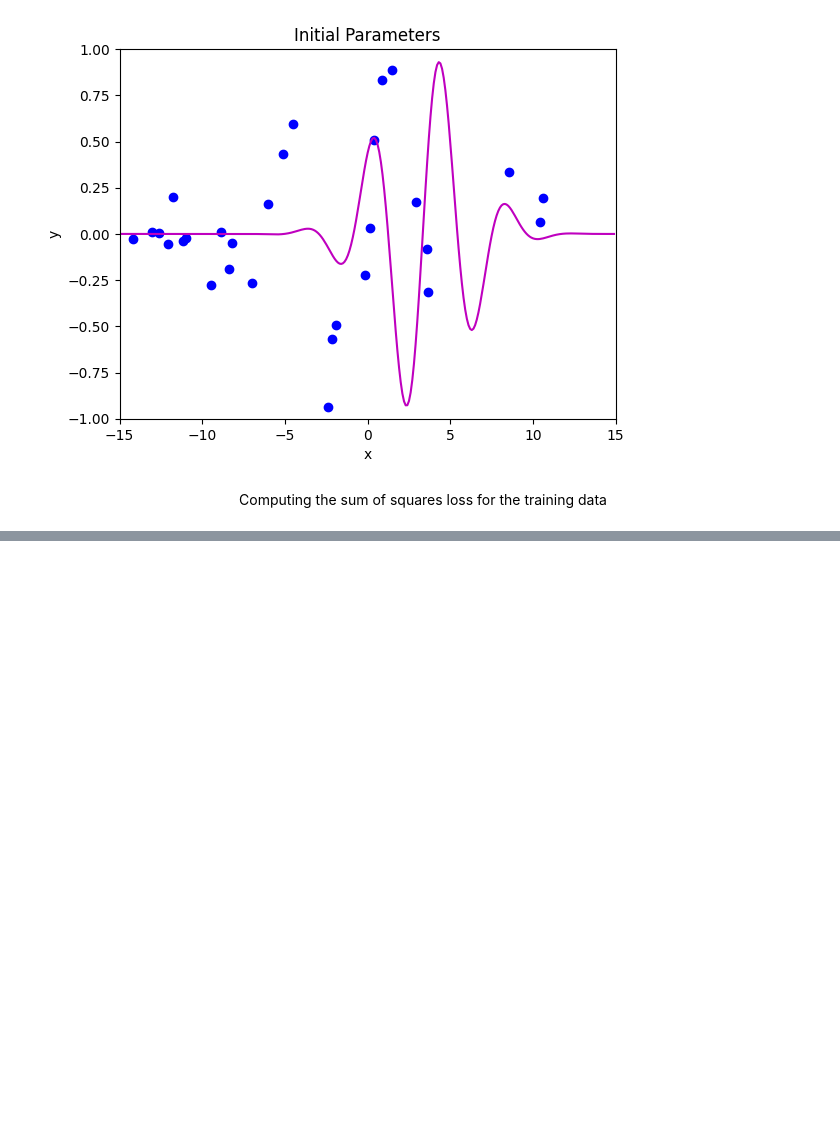
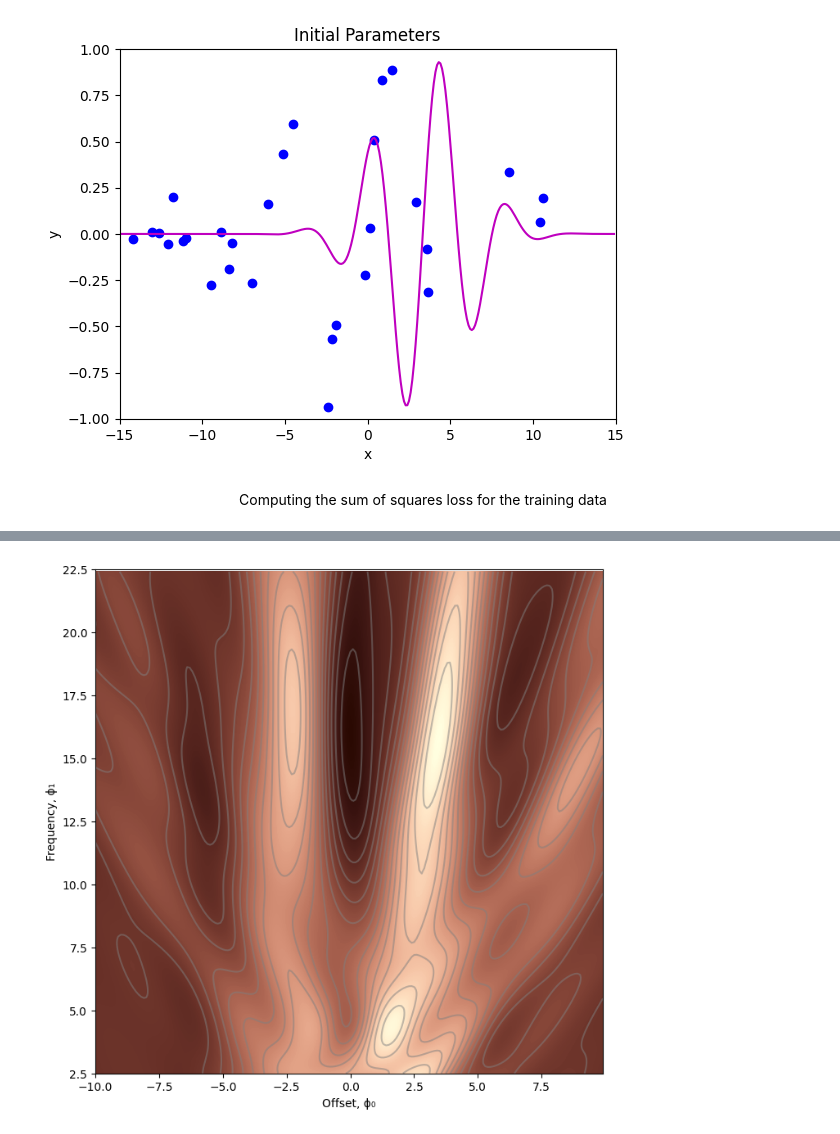
Before and after one commit to eo1989/mkt_notes_general, a Jupyter notebook: L2_regularization.ipynb, the cells around one changed output, grey strips where cells are left out. Drawn from its saved outputs; the diff is of its cells as text; code cells hidden in the pictures; blank space fills up the shorter version.

```diff
--- a/L2_regularization.ipynb
+++ b/L2_regularization.ipynb
@@ -140,7 +141,7 @@ def _loss_func(compute_loss, _data, model, my_colormap, phi_iters = None):
         ax.plot(phi_iters[0, :], phi_iters[1, :], 'go-')
     ax.set_xlabel(f"Offset, ϕ₀")
     ax.set_ylabel(f"Frequency, ϕ₁")
-    ax.set_xlim([2.5, 22.5])
+    ax.set_ylim([2.5, 22.5])
     plt.show()
 # %%
 _loss_func(compute_loss, _data, model, my_colormap)
@@ -155,0 +225,16 @@ $$
+# %%
+# compute the regularization term
+def compute_reg_term(phi0, phi1):
+    # TODO compute the regularization term (term in large brackets in the above equation) -- replace this line
+    # reg_term = 0.0
+    return 0.0
+
+
+# Define the loss function
+def compute_loss2(_datax, _datay, model, phi, _lambda):
+    pred_y = model(phi, _datax)
+    # loss = np.sum((pred_y - _datay)*(pred_y - _datay))
+    # # and the new term to the Loss
+    # loss = loss + _lambda*compute_reg_term(phi[0], phi[1])
+    # return loss
+    return np.sum((pred_y - _datay)**2) + _lambda*compute_reg_term(phi[0], phi[1])
@@ -155,0 +262,26 @@ $$
+# %%
+# draw Loss function with regularization
+def draw_loss_function_reg(_data, model, _lambda, my_colormap, phi_iters = None):
+
+    offset_mesh, freqs_mesh = np.meshgrid(np.arange(-10., 10., 0.1), np.arange(2.5, 22.5, 0.1))
+    loss_mesh = np.zeros_like(freqs_mesh)
+
+    # computing a loss for every set of parameters given
+    for id_slope, slope in np.ndenumerate(freqs_mesh):
+        loss_mesh[id_slope] = compute_loss2(_data[0, :], _data[1, :], model, np.array([[offset_mesh[id_slope]], [slope]]), _lambda)
+
+    fig, ax = plt.subplots()
+    fig.set_size_inches(8, 8)
+    ax.contourf(offset_mesh, freqs_mesh, loss_mesh, 256, cmap = my_colormap)
+    ax.contour(offset_mesh, freqs_mesh, loss_mesh, 20, colors = ['#80808080'])
+    if phi_iters is not None:
+        ax.plot(phi_iters[0, :], phi_iters[1, :], 'go-')
+    ax.set_xlabel(f"Offset, ϕ₀")
+    ax.set_ylabel(f"Frequency, ϕ₁")
+    ax.set_ylim([2.5, 22.5])
+    plt.show()
+
+# this should be similar to the above
+draw_loss_function_reg(_data, model, 0.2, my_colormap)
+# %% [output]
+[figure, added]
```
Also changed, not shown: parts of 13 cells of this notebook, 5 other files.
